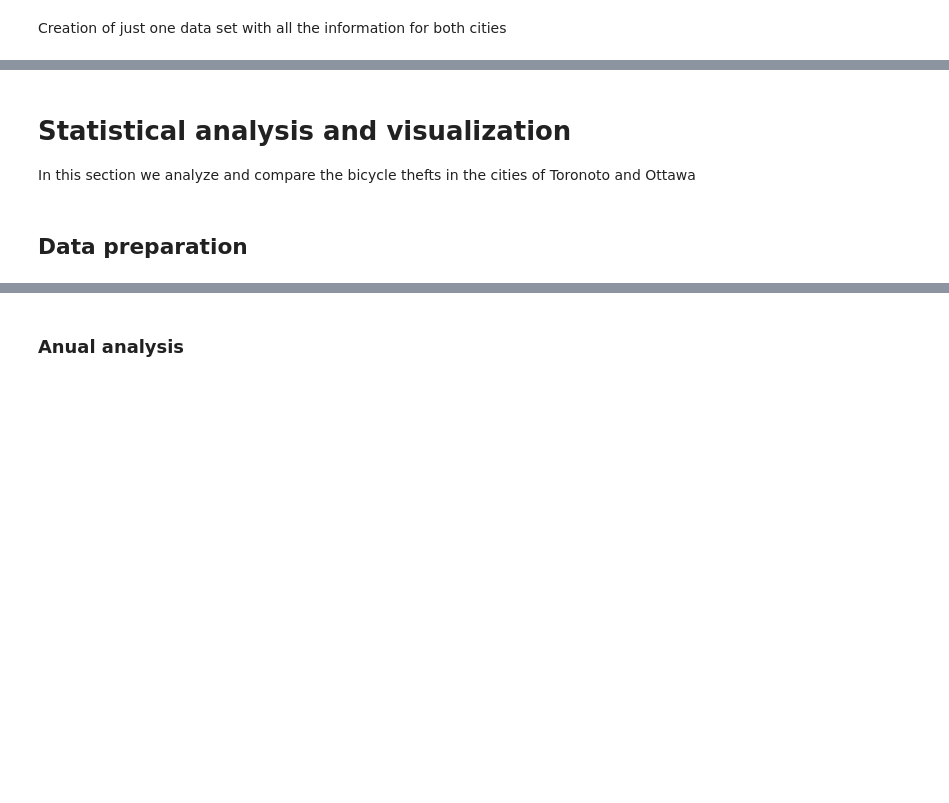
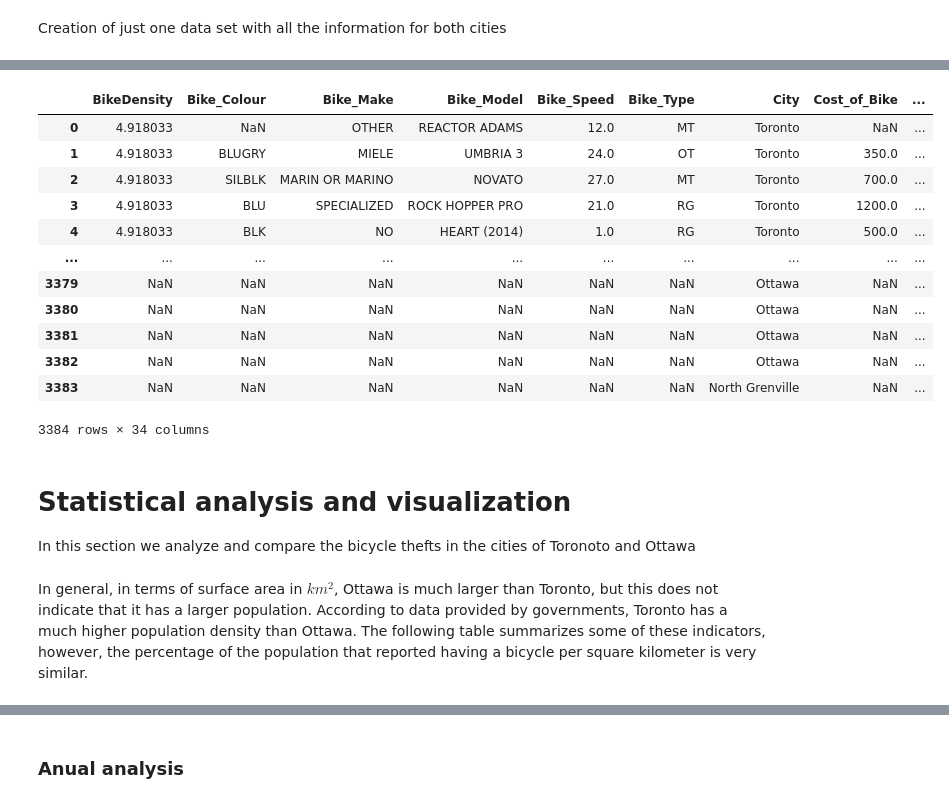
Before and after one commit to TEAM-IMT/bikes-theft-model, a Jupyter notebook: Codigos/Statistics_Census.ipynb, the cells around one changed output, grey strips where cells are left out. Cells and saved outputs as stored; diff of their text form; code cells hidden in the pictures; blank space fills up the shorter version.

```diff
--- a/Codigos/Statistics_Census.ipynb
+++ b/Codigos/Statistics_Census.ipynb
@@ -710,7 +805,24 @@ def ForDataFrameYear(Data_TOR,CityJoint,n_year):
 # %%
 CityJoint_2014= ForDataFrameYear(Data_TOR,CityJoint,2014)
-CityJoint_2015= ForDataFrameYear(Data_TOR,CityJoint,2015)
-CityJoint_2016= ForDataFrameYear(Data_TOR,CityJoint,2016)
-CityJoint_2017= ForDataFrameYear(Data_TOR,CityJoint,2017)
-CityJoint_2018= ForDataFrameYear(Data_TOR,CityJoint,2018)
-CityJoint_2019= ForDataFrameYear(Data_TOR,CityJoint,2019)
+
+CityJoint_2014['City'].fillna(CityJoint_2014['RegionName'],inplace=True)
+CityJoint_2014
+# CityJoint_2015= ForDataFrameYear(Data_TOR,CityJoint,2015)
+# CityJoint_2016= ForDataFrameYear(Data_TOR,CityJoint,2016)
+# CityJoint_2017= ForDataFrameYear(Data_TOR,CityJoint,2017)
+# CityJoint_2018= ForDataFrameYear(Data_TOR,CityJoint,2018)
+# CityJoint_2019= ForDataFrameYear(Data_TOR,CityJoint,2019)
+# %% [output]
+|  | BikeDensity | Bike_Colour | Bike_Make | Bike_Model | Bike_Speed | Bike_Type | City | Cost_of_Bike | ... |
+| 0 | 4.918033 | NaN | OTHER | REACTOR ADAMS | 12.0 | MT | Toronto | NaN | ... |
+| 1 | 4.918033 | BLUGRY | MIELE | UMBRIA 3 | 24.0 | OT | Toronto | 350.0 | ... |
+| 2 | 4.918033 | SILBLK | MARIN OR MARINO | NOVATO | 27.0 | MT | Toronto | 700.0 | ... |
+| 3 | 4.918033 | BLU | SPECIALIZED | ROCK HOPPER PRO | 21.0 | RG | Toronto | 1200.0 | ... |
+| 4 | 4.918033 | BLK | NO | HEART (2014) | 1.0 | RG | Toronto | 500.0 | ... |
+| ... | ... | ... | ... | ... | ... | ... | ... | ... | ... |
+| 3379 | NaN | NaN | NaN | NaN | NaN | NaN | Ottawa | NaN | ... |
+| 3380 | NaN | NaN | NaN | NaN | NaN | NaN | Ottawa | NaN | ... |
+| 3381 | NaN | NaN | NaN | NaN | NaN | NaN | Ottawa | NaN | ... |
+| 3382 | NaN | NaN | NaN | NaN | NaN | NaN | Ottawa | NaN | ... |
+| 3383 | NaN | NaN | NaN | NaN | NaN | NaN | North Grenville | NaN | ... |
+3384 rows × 34 columns
@@ -725,8 +830,8 @@ CityJoint_2019.to_csv('Data/CityJoint_2019Full.csv')
 # **Statistical analysis and visualization**
 
 In this section we analyze and compare the bicycle thefts in the cities of Toronoto and Ottawa
-# %% [markdown]
-## **Data preparation**
+# %% [markdown]
+In general, in terms of surface area in $km^2$, Ottawa is much larger than Toronto, but this does not indicate that it has a larger population. According to data provided by governments, Toronto has a much higher population density than Ottawa. The following table summarizes some of these indicators, however, the percentage of the population that reported having a bicycle per square kilometer is very similar.
 # %%
 def Create_DensityFrame(_Joint,_pop,LandArea_,Population_,bike):
 
```
Also changed, not shown: parts of 50 cells of this notebook.
